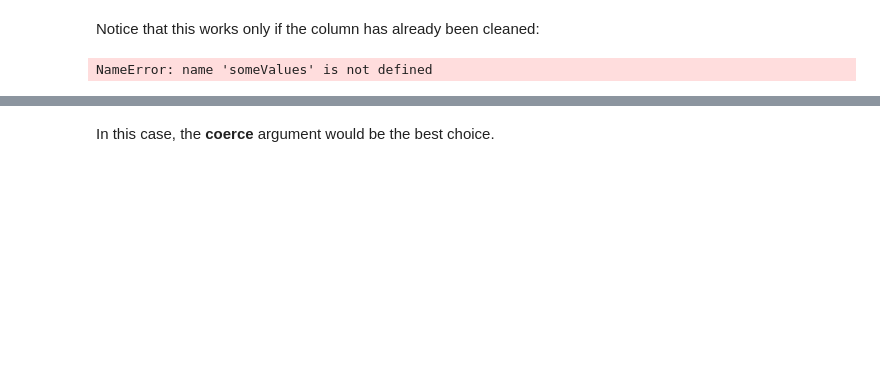
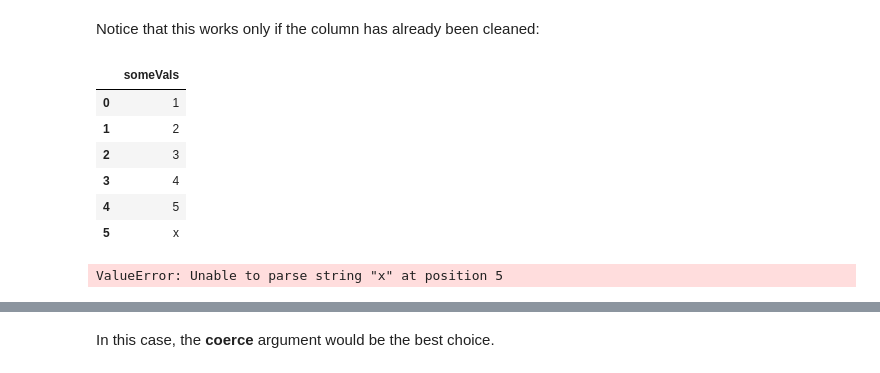
Before and after one commit to SpatialDataScience23-2/formatting, a Jupyter notebook: Formatting_I_Strings_Numeric.ipynb, the cells around one changed output, grey strips where cells are left out. Saved outputs shown, nothing was run; the diff lists cells and outputs as text; code cells hidden in the pictures; blank space fills up the shorter version.

```diff
--- a/Formatting_I_Strings_Numeric.ipynb
+++ b/Formatting_I_Strings_Numeric.ipynb
@@ -380,14 +401,22 @@ Notice that this works only if the column has already been cleaned:
 # %%
 # a list of values
 listValues=[1,2,3,4,'5','x']
-dictValues={'someVals':someValues}
+dictValues={'someVals':listValues}
 # a series
 aDataFrame=pd.DataFrame(dictValues)
 
 aDataFrame
 # %% [output]
-NameError: name 'someValues' is not defined
+|  | someVals |
+| 0 | 1 |
+| 1 | 2 |
+| 2 | 3 |
+| 3 | 4 |
+| 4 | 5 |
+| 5 | x |
 # %%
 pd.to_numeric(aDataFrame.someVals)
+# %% [output]
+ValueError: Unable to parse string "x" at position 5
 # %%
 pd.to_numeric(aDataFrame.someVals,errors='coerce')
```
Also changed, not shown: parts of 29 cells of this notebook.
